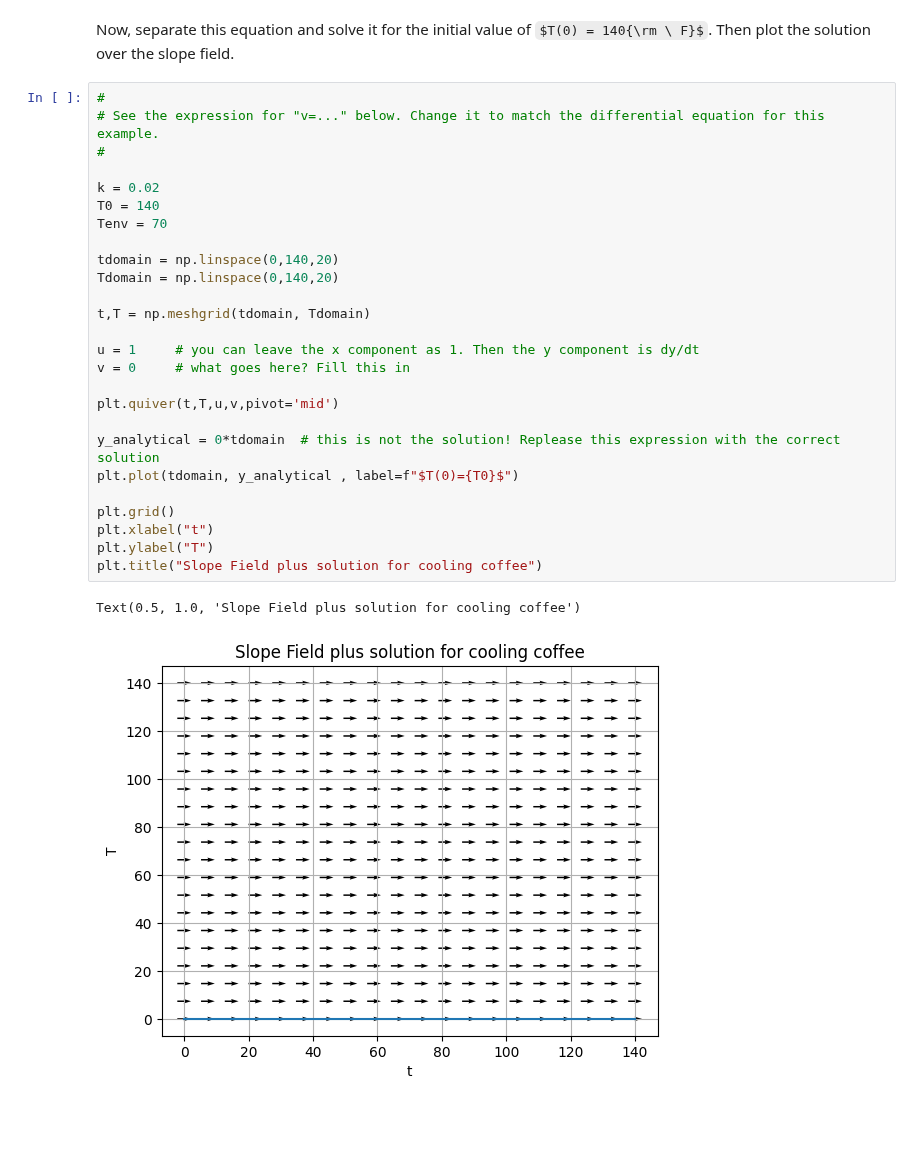
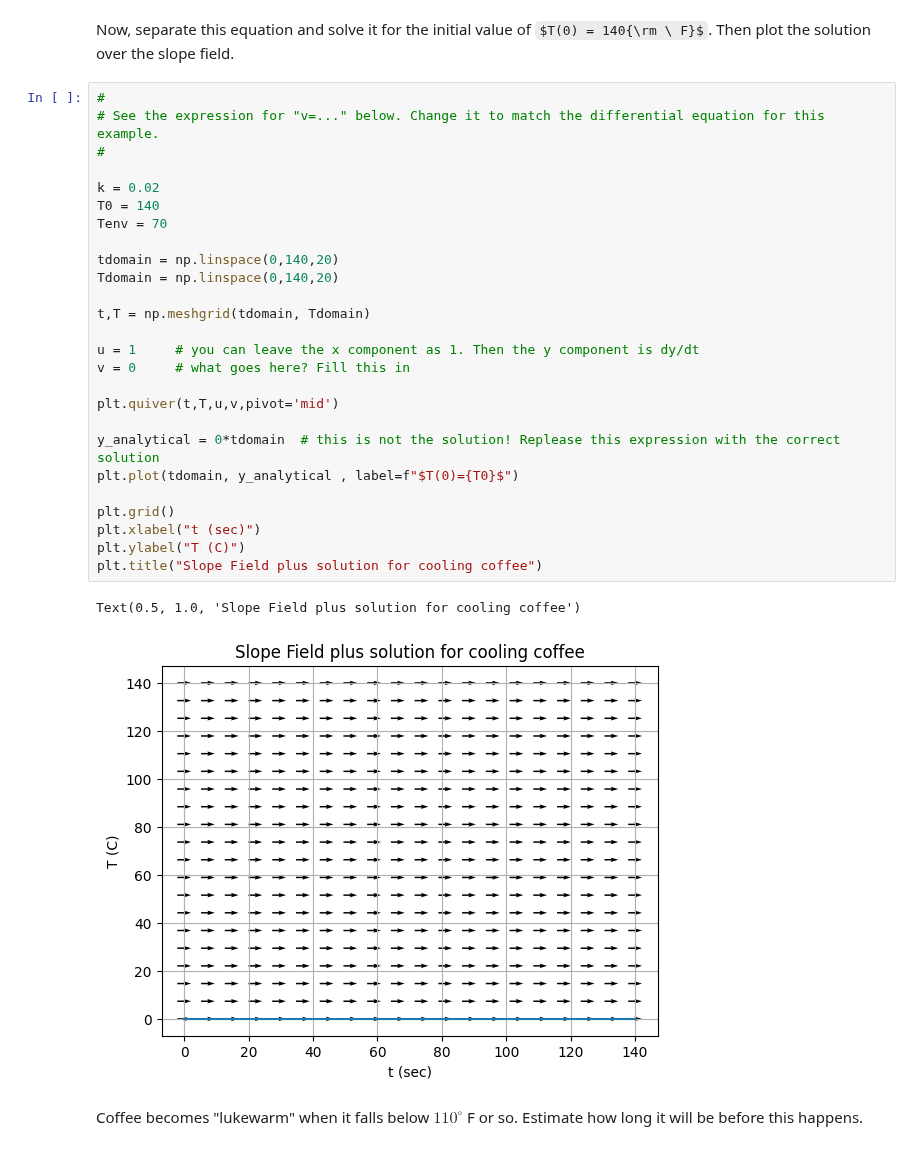
Before and after one commit to 201820-SWEN-230/MATH-330-Activities, a Jupyter notebook: Activity1_SlopeFields.ipynb, the cells around one changed output. Saved outputs shown, nothing was run; the diff lists cells and outputs as text; some formulas as TeX source; blank space fills up the shorter version.

```diff
--- a/Activity1_SlopeFields.ipynb
+++ b/Activity1_SlopeFields.ipynb
@@ -355,29 +357,31 @@ Now, separate this equation and solve it for the initial value of $T(0) = 140{\r
 # %%
 #
 # See the expression for "v=..." below. Change it to match the differential equation for this example.
 #
 
 k = 0.02
 T0 = 140
 Tenv = 70
 
 tdomain = np.linspace(0,140,20)
 Tdomain = np.linspace(0,140,20)
 
 t,T = np.meshgrid(tdomain, Tdomain)
 
 u = 1     # you can leave the x component as 1. Then the y component is dy/dt
 v = 0     # what goes here? Fill this in
 
 plt.quiver(t,T,u,v,pivot='mid')
 
 y_analytical = 0*tdomain  # this is not the solution! Replease this expression with the correct solution
 plt.plot(tdomain, y_analytical , label=f"$T(0)={T0}$")
 
 plt.grid()
-plt.xlabel("t")
-plt.ylabel("T")
+plt.xlabel("t (sec)")
+plt.ylabel("T (C)")
 plt.title("Slope Field plus solution for cooling coffee")
 # %% [output]
 Text(0.5, 1.0, 'Slope Field plus solution for cooling coffee')
-[figure, old version]
+[figure, new version]
+# %% [markdown]
+Coffee becomes "lukewarm" when it falls below $110^\circ$ F or so. Estimate how long it will be before this happens.
```
Also changed, not shown: parts of 1 cell of this notebook.
